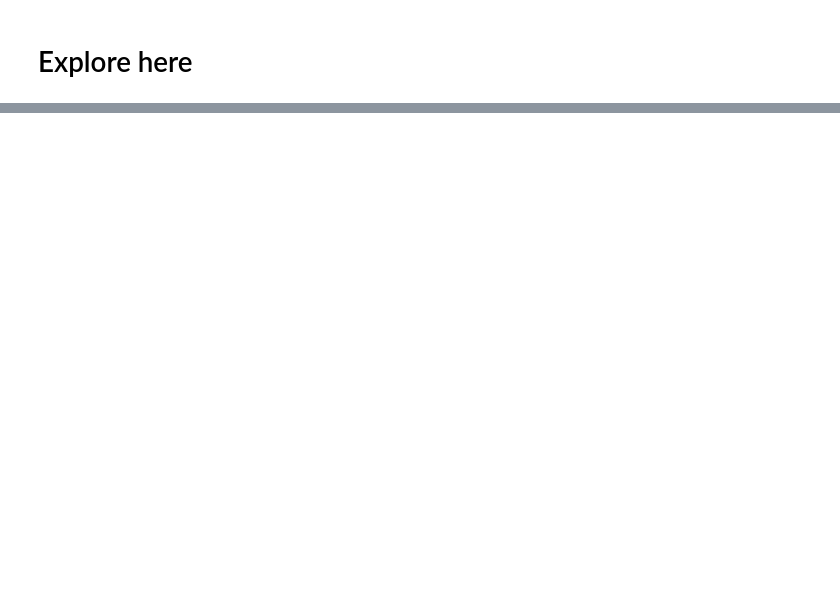
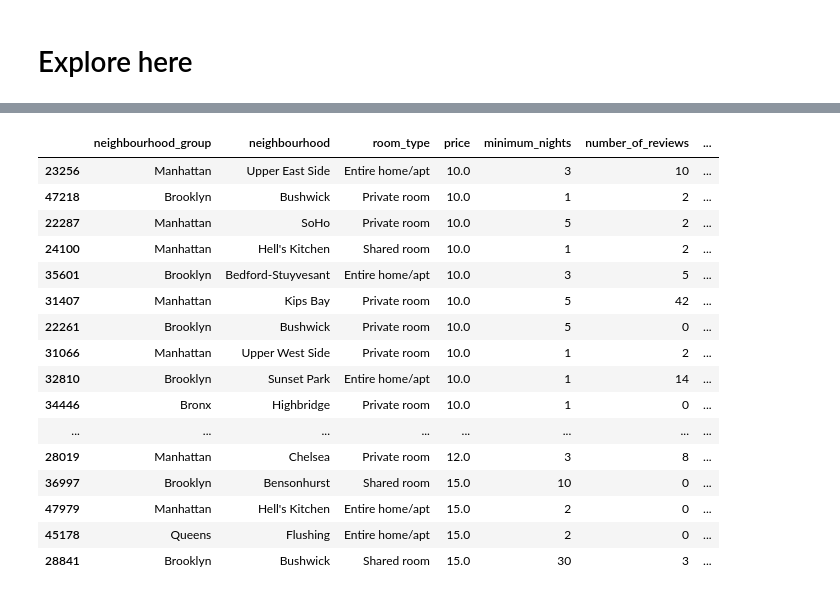
Before and after one commit to 4GeeksAcademy/Kransky85_machine-learning-python-template, a Jupyter notebook: src/explore.ipynb, the cells around one changed output, grey strips where cells are left out. Cells and saved outputs as stored; diff of their text form; code cells hidden in the pictures; blank space fills up the shorter version.

```diff
--- a/src/explore.ipynb
+++ b/src/explore.ipynb
@@ -48,0 +151,20 @@ NOTE: Solution: https://github.com/4GeeksAcademy/data-preprocessing-project-tuto
+# %%
+df[df['price'].duplicated()].sort_values(by="price").head(25)
+# %% [output]
+|  | neighbourhood_group | neighbourhood | room_type | price | minimum_nights | number_of_reviews | ... |
+| 23256 | Manhattan | Upper East Side | Entire home/apt | 10.0 | 3 | 10 | ... |
+| 47218 | Brooklyn | Bushwick | Private room | 10.0 | 1 | 2 | ... |
+| 22287 | Manhattan | SoHo | Private room | 10.0 | 5 | 2 | ... |
+| 24100 | Manhattan | Hell's Kitchen | Shared room | 10.0 | 1 | 2 | ... |
+| 35601 | Brooklyn | Bedford-Stuyvesant | Entire home/apt | 10.0 | 3 | 5 | ... |
+| 31407 | Manhattan | Kips Bay | Private room | 10.0 | 5 | 42 | ... |
+| 22261 | Brooklyn | Bushwick | Private room | 10.0 | 5 | 0 | ... |
+| 31066 | Manhattan | Upper West Side | Private room | 10.0 | 1 | 2 | ... |
+| 32810 | Brooklyn | Sunset Park | Entire home/apt | 10.0 | 1 | 14 | ... |
+| 34446 | Bronx | Highbridge | Private room | 10.0 | 1 | 0 | ... |
+| ... | ... | ... | ... | ... | ... | ... | ... |
+| 28019 | Manhattan | Chelsea | Private room | 12.0 | 3 | 8 | ... |
+| 36997 | Brooklyn | Bensonhurst | Shared room | 15.0 | 10 | 0 | ... |
+| 47979 | Manhattan | Hell's Kitchen | Entire home/apt | 15.0 | 2 | 0 | ... |
+| 45178 | Queens | Flushing | Entire home/apt | 15.0 | 2 | 0 | ... |
+| 28841 | Brooklyn | Bushwick | Shared room | 15.0 | 30 | 3 | ... |
```
Also changed, not shown: parts of 15 cells of this notebook.
